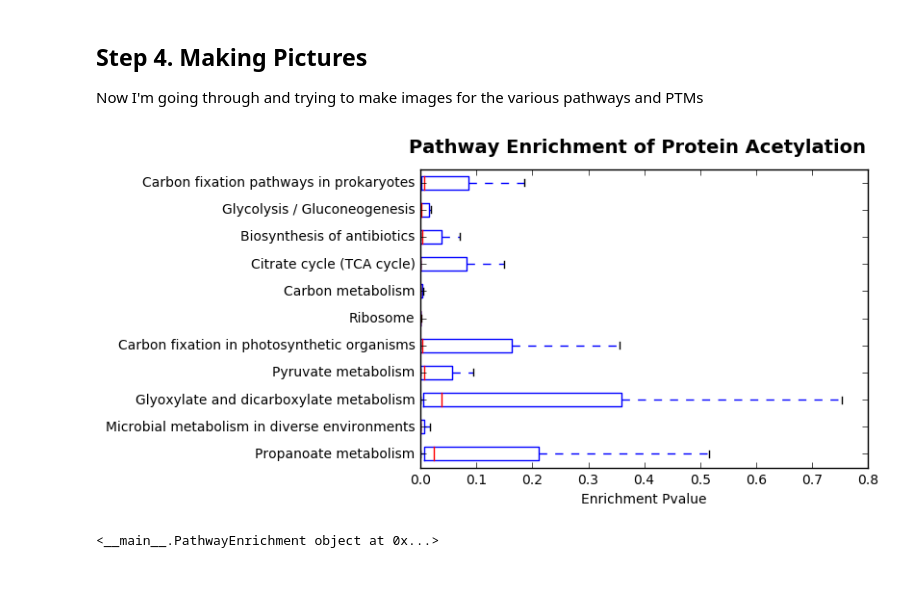
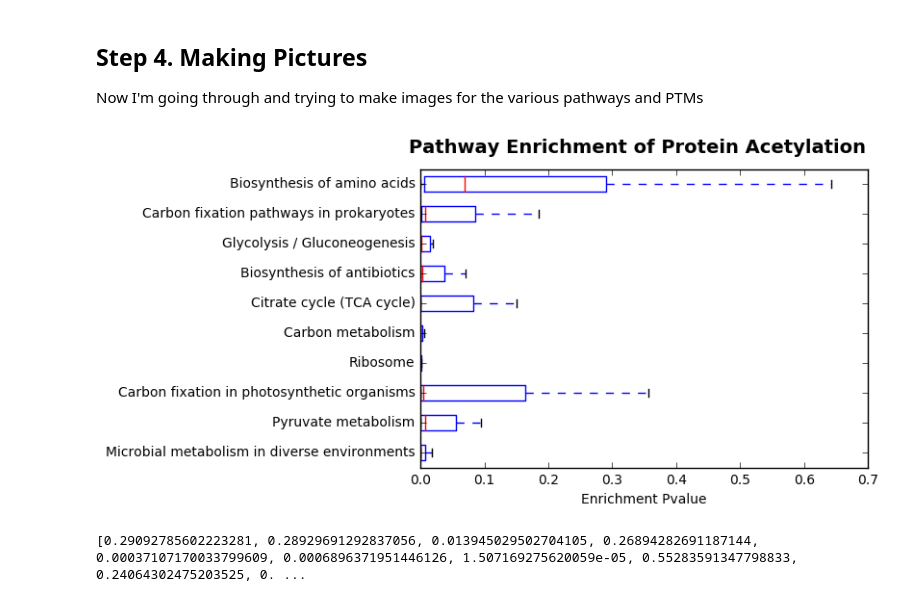
Before and after one commit to samuelpayne/PTMPathwayEnrichment, a Jupyter notebook: MakingThePTMPathwayEnrichmentFigure.ipynb, the cells around one changed output. Saved outputs shown, nothing was run; the diff lists cells and outputs as text; code cells hidden in the pictures.

Commit message:
added to the plot
put in an exampple of something not universally conserved

```diff
--- a/MakingThePTMPathwayEnrichmentFigure.ipynb
+++ b/MakingThePTMPathwayEnrichmentFigure.ipynb
@@ -152,7 +152,7 @@ DataForBoxPlot = [] #going to be a multidimensional array, appended over time
 
 for Pathway in K_Parser.KOsInAPathway: # this loops through the keys, which is the name of the pathways
     MedianValue = PathwayEnrichmentScores[Pathway].GetMedian()
-    if MedianValue < 0.05:
+    if MedianValue < 0.01:
         ListOfGoodPathways.append(Pathway)
         #lots of organisms got a good score here. let's print it out
         #if Pathway in ("map01200", "map03010"):
@@ -162,35 +162,45 @@ for Pathway in K_Parser.KOsInAPathway: # this loops through the keys, which is t
 
 numInclude = 0
 PlotLabels = []
 for Pathway in ListOfGoodPathways:
     numInclude += 1
     #if numInclude >=4:
     #    continue
     DataForBoxPlot.append( PathwayEnrichmentScores[Pathway].GetEnrichmentList())
     PlotLabels.append(K_Parser.PathwayDescriptions[Pathway])
+
+
+##Now put in a few groups for comparison so people can see some bad data
+#  map01230, Biosynthesis of amino acids
+DataForBoxPlot.append( PathwayEnrichmentScores['map01230'].GetEnrichmentList())
+PlotLabels.append(K_Parser.PathwayDescriptions['map01230'])
 
 
 
 fig = plt.figure()
 fig.suptitle('Pathway Enrichment of Protein Acetylation', fontsize=14, fontweight='bold')
 
 ax = fig.add_subplot(111)
 ax.set_xlabel('Enrichment Pvalue')
 
 #I rather dislike the ability to assign a variable within a function call. It looks awful to me
 #but apparently there are so many operaters that one can EITHER do by order or through assignment
 #this is real herasy, and horrible coding. But that is the way that matplotlib (and R) works.
 #until they FIX that, I'll be doing the  assignment route, because there is real potential
 # for confusion.
 #notch=0 ==> regualr boxes, not notched boxes
 #sym='' ==> don't use any symbol to display outliers, could use 'rs' or 'b+' (works with showFliers)
 #--- see http://matplotlib.org/api/axes_api.html for all the shorthand of what could be used
 #vert=0 ==> a horizontal display, not vertical
 plt.boxplot(DataForBoxPlot, notch=0, showfliers=0, vert=0, labels=PlotLabels)
 plt.show()
 # %% [output]
-[figure, old version]
+[figure, new version]
-# %%
-print(PathwayEnrichmentScores['map00010'])
-# %% [output]
-<__main__.PathwayEnrichment object at 0x...>
+# %%
+#for key in K_Parser.KOsInAPathway.keys():
+#    print("%s, %s"%(key, K_Parser.PathwayDescriptions[key]))
+
+#  map01230, Biosynthesis of amino acids
+print (PathwayEnrichmentScores['map01230'].GetEnrichmentList())
+# %% [output]
+[0.29092785602223281, 0.28929691292837056, 0.013945029502704105, 0.26894282691187144, 0.00037107170033799609, 0.0006896371951446126, 1.507169275620059e-05, 0.55283591347798833, 0.24064302475203525, 0. ...
```
